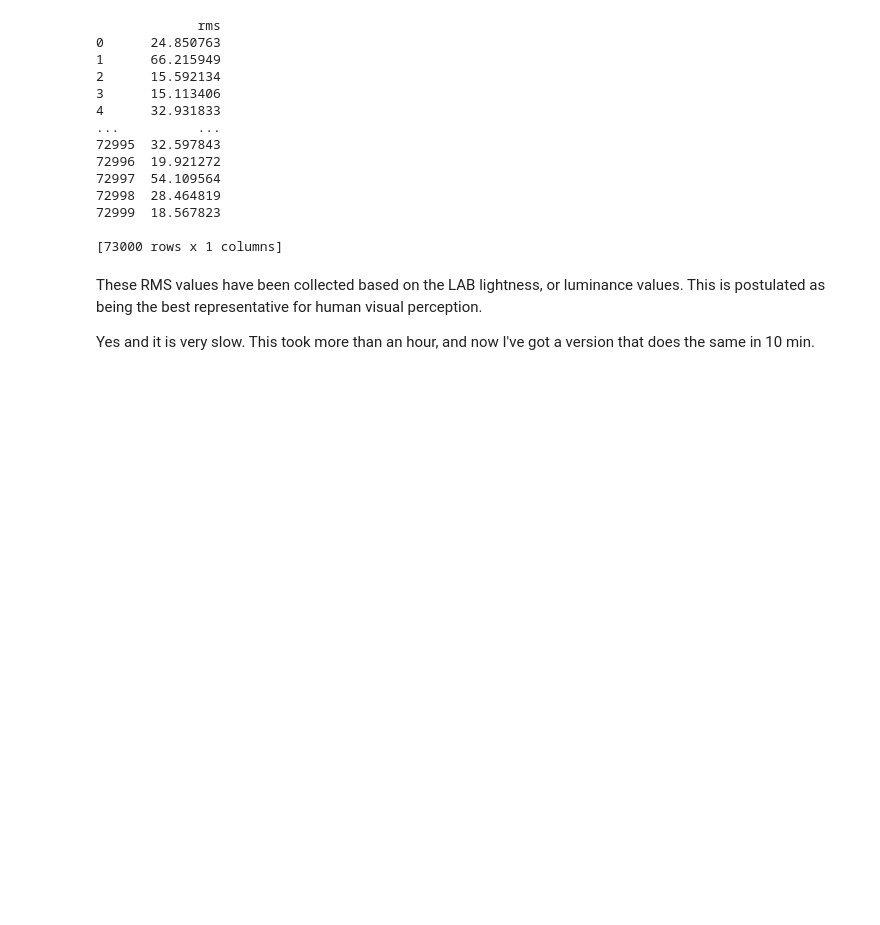
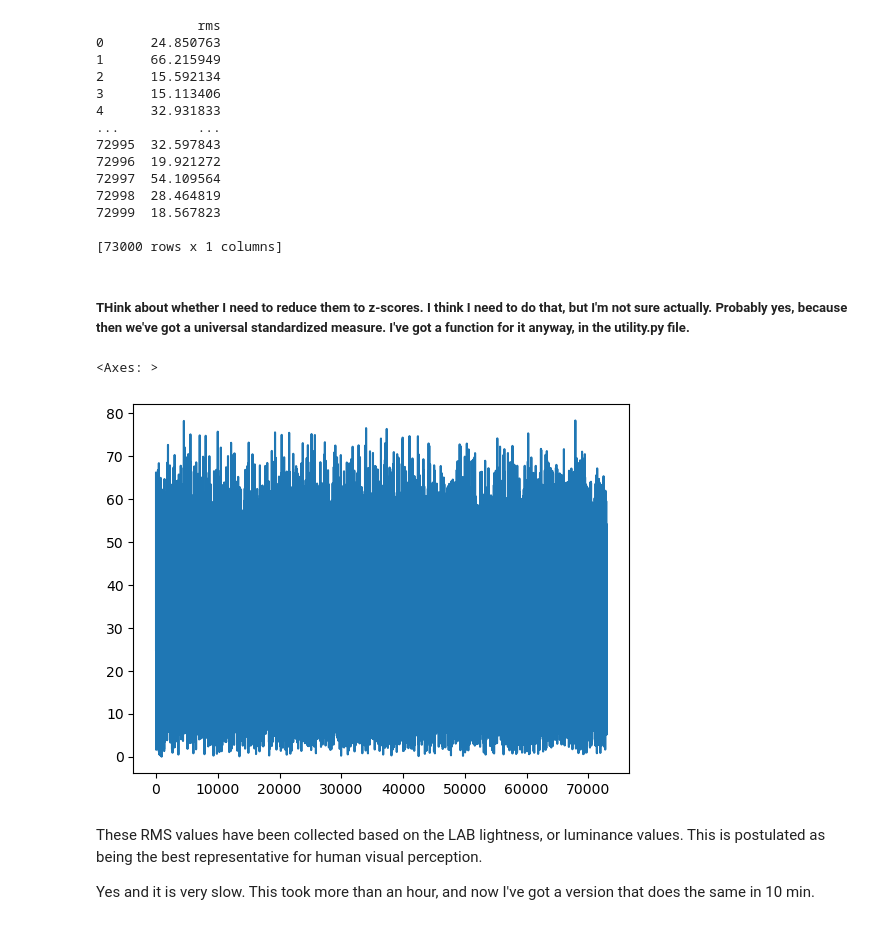
Before and after one commit to WiegerScheurer/spatpred, a Jupyter notebook: notebooks/construction_work.ipynb, the cells around one changed output. Saved outputs shown, nothing was run; the diff lists cells and outputs as text; code cells hidden in the pictures; blank space fills up the shorter version.

```diff
--- a/notebooks/construction_work.ipynb
+++ b/notebooks/construction_work.ipynb
@@ -87,33 +119,2 @@ def rms_all(start, n, ecc_max = 1):
 # %% [markdown]
 Use these codes to collect the rms values for all the images separately, then later on assign them based on the desing matrices. This saves a lot of time. Check the later code for what is useful and what not. The whole get_contrast_df function should probably be adapted in a way, as it is really not efficient anymore. But it definitely has useful components such as the df creation and uhhhh yeah I guess that's it.
-# %%
-from multiprocessing import Pool
-
-def rms_single(args, ecc_max = 1):
-    i, start, n = args
-
-    dim = show_stim(hide = 'y')[0].shape[0]
-    x = y = (dim + 1)/2
-    radius = ecc_max * (dim / 8.4)
-    mask_w_in = css_gaussian_cut(dim, x, y, radius)
-    rf_mask_in = make_circle_mask(dim, x, y, radius, fill = 'y', margin_width = 0)
-
-    ar_in = show_stim(img_no = i, hide = 'y')[0]
-
-    if i % 1000 == 0:
-        print(f"Processing image number: {i} out of {n + start}")
-    return get_rms_contrast_lab(ar_in, mask_w_in, rf_mask_in, normalise = True, plot = 'n')
-
-def rms_all(start, n, ecc_max = 1):
-    img_vec = list(range(start, start + n))
-
-    # Create a pool of worker processes
-    with Pool() as p:
-        rms_vec = p.map(rms_single, [(i, start, n) for i in img_vec])
-
-    rms_dict = pd.DataFrame({
-        'rms': rms_vec
-    })
-
-    rms_dict = rms_dict.set_index(np.array(img_vec))
-    return rms_dict
@@ -168,6 +149,13 @@ all_rms.to_pickle('all_rms_lab_df')
 72999  18.567823
 
 [73000 rows x 1 columns]
+# %% [markdown]
+##### THink about whether I need to reduce them to z-scores. I think I need to do that, but I'm not sure actually. Probably yes, because then we've got a universal standardized measure. I've got a function for it anyway, in the utility.py file.
+# %%
+all_rms['rms'].plot()
+# %% [output]
+<Axes: >
+[figure, added]
 # %% [markdown]
 These RMS values have been collected based on the LAB lightness, or luminance values. This is postulated as being the best representative for human visual perception.
 
```
Also changed, not shown: parts of 10 cells of this notebook, 2 other files.
